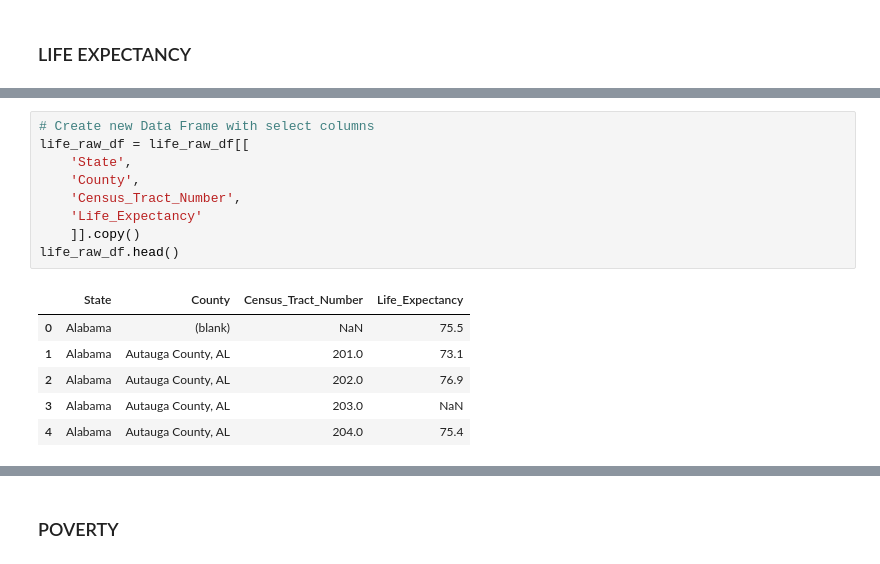
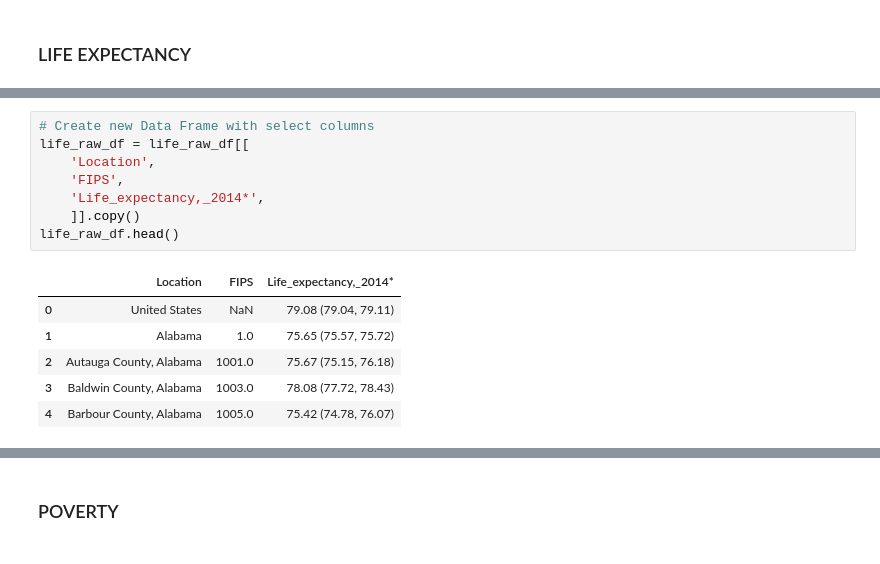
Before and after one commit to MeganBlazevic/Project2_Team8, a Jupyter notebook: Data_ETL.ipynb, the cells around one changed output, grey strips where cells are left out. Saved outputs shown, nothing was run; the diff lists cells and outputs as text.

```diff
--- a/Data_ETL.ipynb
+++ b/Data_ETL.ipynb
@@ -142,16 +142,15 @@ life_raw_df.head()
 # %%
 # Create new Data Frame with select columns
 life_raw_df = life_raw_df[[
-    'State',
-    'County',
-    'Census_Tract_Number',
-    'Life_Expectancy'
+    'Location',
+    'FIPS',
+    'Life_expectancy,_2014*',
     ]].copy()
 life_raw_df.head()
 # %% [output]
-|  | State | County | Census_Tract_Number | Life_Expectancy |
-| 0 | Alabama | (blank) | NaN | 75.5 |
-| 1 | Alabama | Autauga County, AL | 201.0 | 73.1 |
-| 2 | Alabama | Autauga County, AL | 202.0 | 76.9 |
-| 3 | Alabama | Autauga County, AL | 203.0 | NaN |
-| 4 | Alabama | Autauga County, AL | 204.0 | 75.4 |
+|  | Location | FIPS | Life_expectancy,_2014* |
+| 0 | United States | NaN | 79.08 (79.04, 79.11) |
+| 1 | Alabama | 1.0 | 75.65 (75.57, 75.72) |
+| 2 | Autauga County, Alabama | 1001.0 | 75.67 (75.15, 76.18) |
+| 3 | Baldwin County, Alabama | 1003.0 | 78.08 (77.72, 78.43) |
+| 4 | Barbour County, Alabama | 1005.0 | 75.42 (74.78, 76.07) |
```
Also changed, not shown: parts of 3 cells of this notebook, 1 other file.
